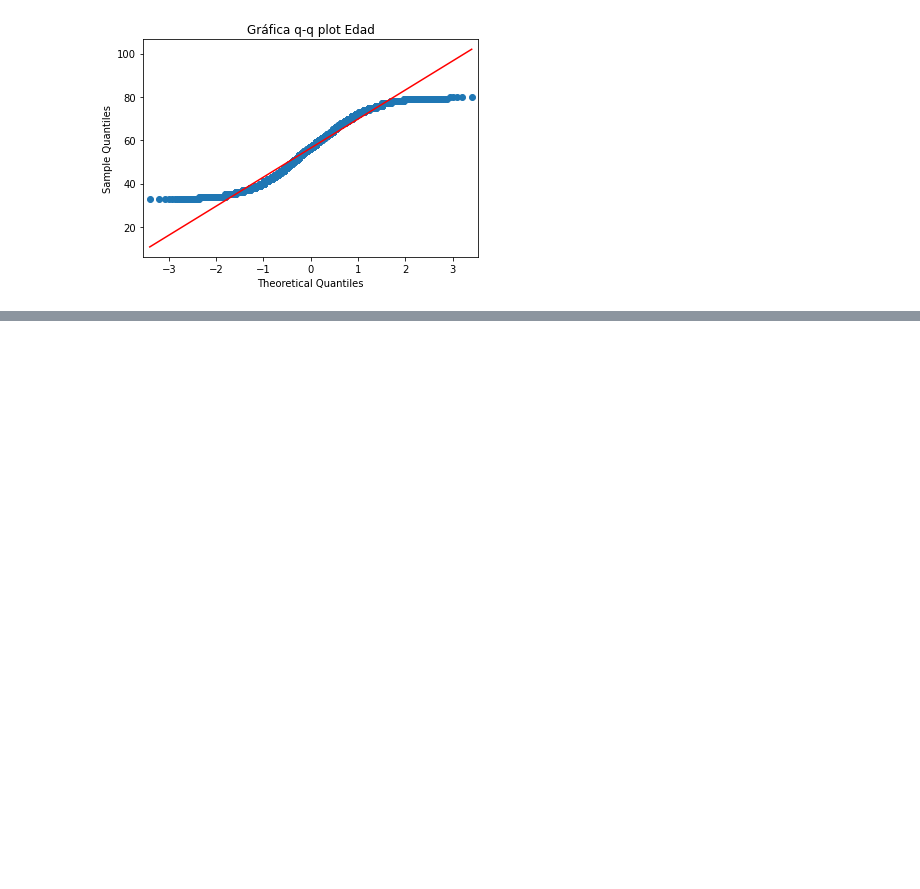
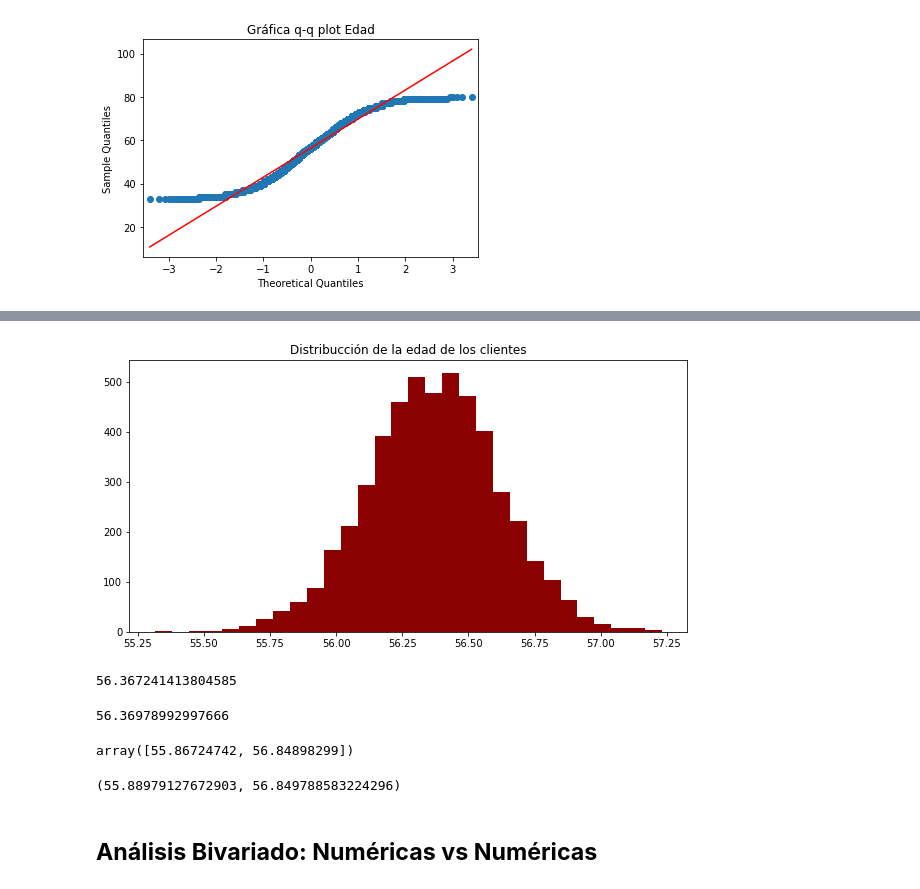
Before and after one commit to Oscar19922017/ProyectoPropensionCompra, a Jupyter notebook: EDA_PropensionCompra.ipynb, the cells around one changed output, grey strips where cells are left out. Cells and saved outputs as stored; diff of their text form; code cells hidden in the pictures; blank space fills up the shorter version.

```diff
--- a/EDA_PropensionCompra.ipynb
+++ b/EDA_PropensionCompra.ipynb
@@ -720,0 +810,35 @@ p valor;
+# %%
+n=len(Edad)
+n_bootstrap=5000
+# %%
+bootstrap_means=np.empty(n_bootstrap)
+# %%
+for i in range(n_bootstrap):
+    bootstrap_sample=np.random.choice(Edad,size=n,replace=True)
+    bootstrap_mean=np.mean(bootstrap_sample)
+    bootstrap_means[i]= bootstrap_mean
+# %%
+plt.figure(figsize=(10,5))
+plt.hist(bootstrap_means, facecolor="darkred",bins=30)
+plt.title("Distribucción de la edad de los clientes")
+plt.show()
+# %% [output]
+[figure, added]
+# %%
+np.mean( bootstrap_means)
+# %% [output]
+56.367241413804585
+# %%
+PromedioEdad
+# %% [output]
+56.36978992997666
+# %%
+np.quantile(a=bootstrap_means,q=[0.025,0.975])
+# %% [output]
+array([55.86724742, 56.84898299])
+# %%
+(55.88979127672903, 56.849788583224296)
+# %% [output]
+(55.88979127672903, 56.849788583224296)
+# %% [markdown]
+## **Análisis Bivariado: Numéricas vs Numéricas**
```
Also changed, not shown: parts of 39 cells of this notebook.
